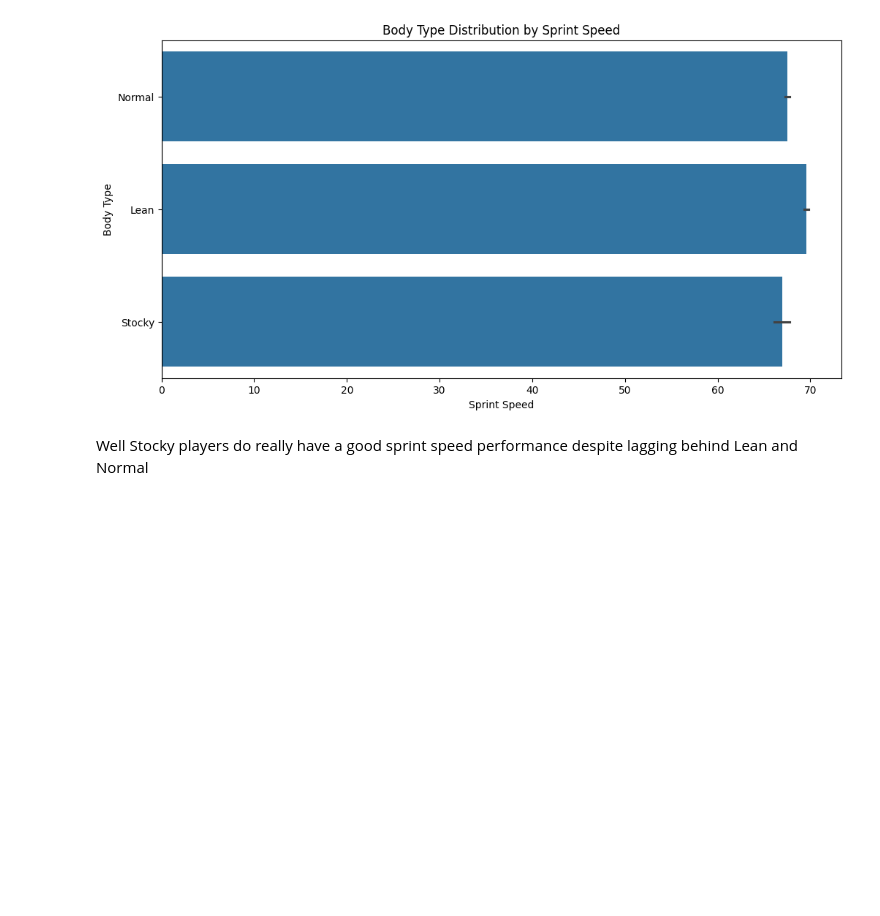
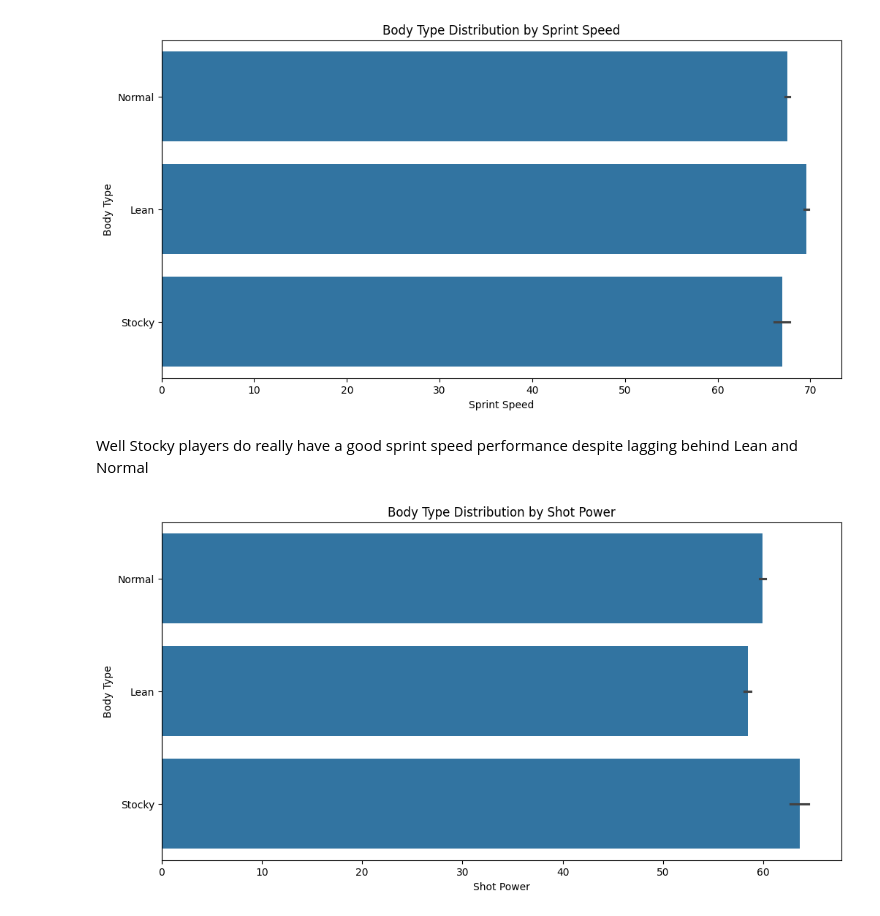
Before and after one commit to alexkrdozo/fifa-stats, a Jupyter notebook: football_al.ipynb, the cells around one changed output. Cells and saved outputs as stored; diff of their text form; code cells hidden in the pictures; blank space fills up the shorter version.

```diff
--- a/football_al.ipynb
+++ b/football_al.ipynb
@@ -234,3 +234,13 @@ plt.show()
 [figure]
 # %% [markdown]
 Well Stocky players do really have a good sprint speed performance despite lagging behind Lean and Normal
+# %%
+plt.figure(figsize=(12, 6))
+sns.barplot(x='shot_power', y='body_type', data=fifa_sts)
+plt.title('Body Type Distribution by Shot Power')
+plt.xlabel('Shot Power')
+plt.ylabel('Body Type')
+#plt.legend(title='Sprint Speed')
+plt.show()
+# %% [output]
+[figure, added]
```
Also changed, not shown: parts of 5 cells of this notebook.
